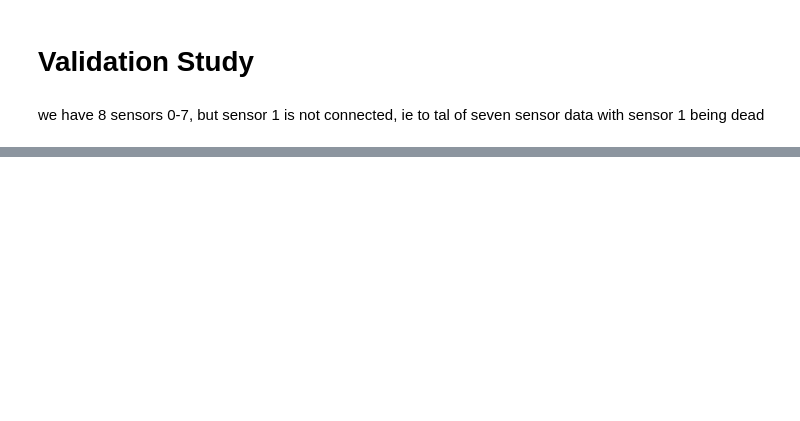
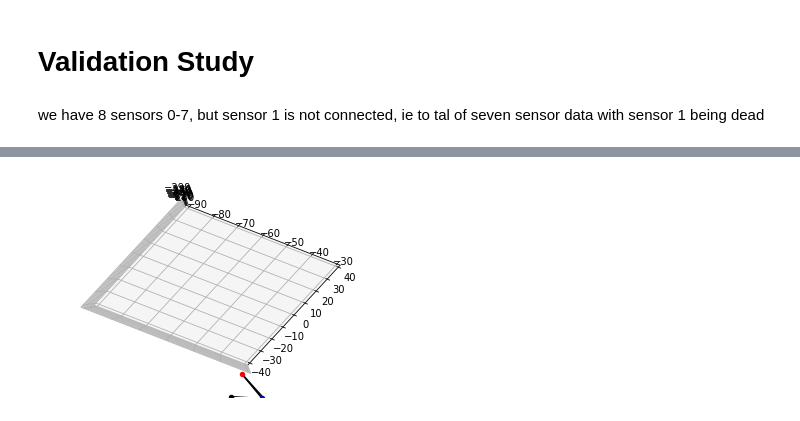
Before and after one commit to denizjafari/ValidationStudy, a Jupyter notebook: ValidationStudy.ipynb, the cells around one changed output, grey strips where cells are left out. Saved outputs shown, nothing was run; the diff lists cells and outputs as text; code cells hidden in the pictures; blank space fills up the shorter version.

```diff
--- a/ValidationStudy.ipynb
+++ b/ValidationStudy.ipynb
@@ -134,51 +198,50 @@ for frame in range(OPEN_DF.shape[0]):
 # %%
 %matplotlib inline
 
 fig = plt.figure()
 ax = fig.add_subplot(111, projection='3d')
 
 ax.set_xlabel("x")
 ax.set_ylabel("y")
 ax.set_zlabel("z")
 
 
 def connectpoints(DF_data, p1_sensor="",p2_sensor=""):
     # the choices are LLEFT, LR, LL, LU in string format
     x1 = data.iloc[0]["X_%s"%p1_sensor]
     y1 = data.iloc[0]["Y_%s"%p1_sensor]
     z1 = data.iloc[0]["Z_%s"%p1_sensor]
 
     x2 = data.iloc[0]["X_%s"%p2_sensor]
     y2 = data.iloc[0]["Y_%s"%p2_sensor]
     z2 = data.iloc[0]["Z_%s"%p2_sensor]
 
     plt.plot([x1,x2],[y1,y2],[z1,z2],'k-')
 
 
-
-for frame in range(OPEN_DF.shape[0]):
-    ax.clear()
-    data=OPEN_DF.iloc[[frame]]
-    ax.scatter(data["X_LLeft"],data["Y_LLeft"], data["Z_LLeft"], color="b", label="Left Lip")
-    ax.scatter(data["X_LR"],data["Y_LR"], data["Z_LR"], color="g",label="Right Lip")
-    ax.scatter(data["X_UL"],data["Y_UL"], data["Z_UL"], color="r",label="Upper Lip")
-    ax.scatter(data["X_LL"],data["Y_LL"], data["Z_LL"], color="black",label="Lower Lip")
+def plotFrameGenerator(DF):
+    # GENERATE MOVIE OF THE SENSOR MOVEMENTS
+    for frame in range(DF.shape[0]):
+        ax.clear()
+        data=DF.iloc[[frame]]
+        ax.scatter(data["X_LLeft"],data["Y_LLeft"], data["Z_LLeft"], color="b", label="Left Lip")
+        ax.scatter(data["X_LR"],data["Y_LR"], data["Z_LR"], color="g",label="Right Lip")
+        ax.scatter(data["X_UL"],data["Y_UL"], data["Z_UL"], color="r",label="Upper Lip")
+        ax.scatter(data["X_LL"],data["Y_LL"], data["Z_LL"], color="black",label="Lower Lip")
 
 
-    connectpoints(data, "LLeft", "UL")
-    connectpoints(data, "LLeft", "LL")
-    connectpoints(data, p1_sensor="LR", p2_sensor="UL")
-    connectpoints(data, p1_sensor="LR", p2_sensor="LL")
-    #connectpoints(data, p1_sensor="UL", p2_sensor="LL")
-    connectpoints(data, p1_sensor="LLeft", p2_sensor="LR")
+        connectpoints(data, "LLeft", "UL")
+        connectpoints(data, "LLeft", "LL")
+        connectpoints(data, p1_sensor="LR", p2_sensor="UL")
+        connectpoints(data, p1_sensor="LR", p2_sensor="LL")
+        #connectpoints(data, p1_sensor="UL", p2_sensor="LL")
+        connectpoints(data, p1_sensor="LLeft", p2_sensor="LR")
 
-    ax.set_xlim(-40, 40)
-    ax.set_ylim(-90, -30)
-    ax.set_zlim(-290, -200)
+        ax.set_xlim(-40, 40)
+        ax.set_ylim(-90, -30)
+        ax.set_zlim(-290, -200)
 
-    ax.view_init(elev=-90, azim=-30)
-    plt.savefig('fig_results_open/%d.png'%frame, bbox_inches='tight')
-
-
-
-#connectpoints(x,y,z,2,3)
+        ax.view_init(elev=-90, azim=-30)
+        plt.savefig('fig_results/%d.png'%frame, bbox_inches='tight')
+# %% [output]
+[figure, added]
```
Also changed, not shown: parts of 9 cells of this notebook.
